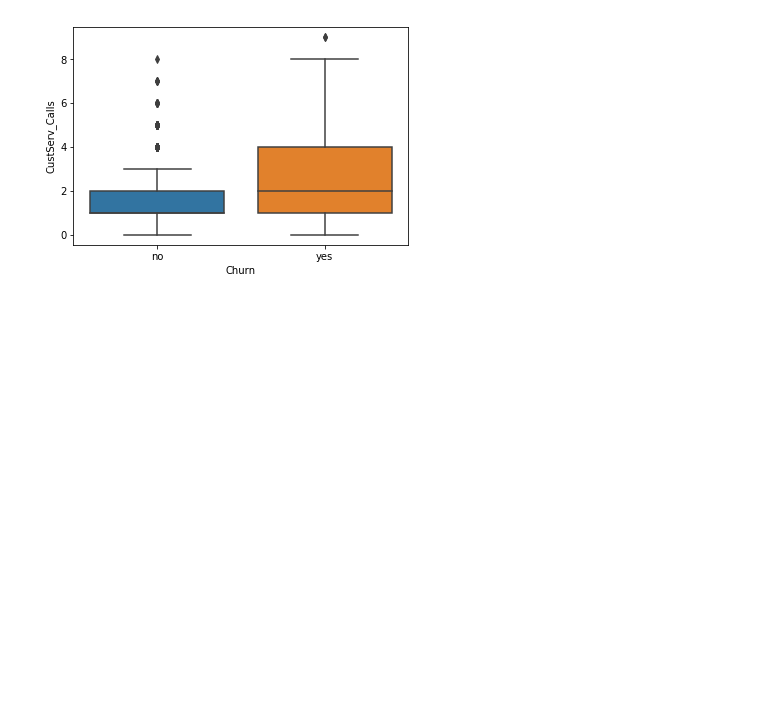
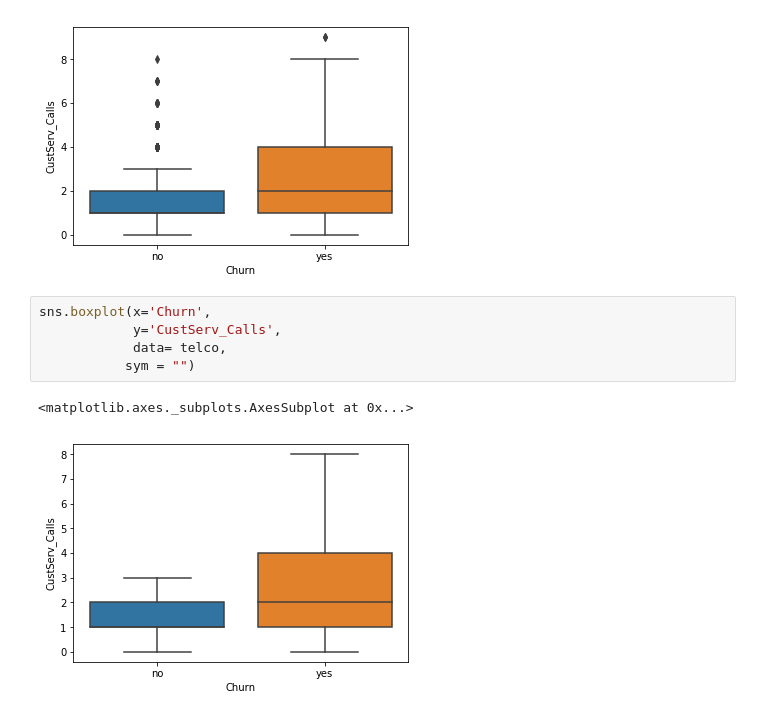
Before and after one commit to MarcelaMonteiroMontenegroGallo/Python, a Jupyter notebook: Predicting_Customer_Churn.ipynb, the cells around one changed output. Drawn from its saved outputs; the diff is of its cells as text; blank space fills up the shorter version.

```diff
--- a/Predicting_Customer_Churn.ipynb
+++ b/Predicting_Customer_Churn.ipynb
@@ -122,3 +122,11 @@ sns.boxplot(x='Churn',
 # %% [output]
 <matplotlib.axes._subplots.AxesSubplot at 0x...>
 [figure]
+# %%
+sns.boxplot(x='Churn',
+            y='CustServ_Calls',
+            data= telco,
+           sym = "")
+# %% [output]
+<matplotlib.axes._subplots.AxesSubplot at 0x...>
+[figure, added]
```
Also changed, not shown: parts of 14 cells of this notebook.
